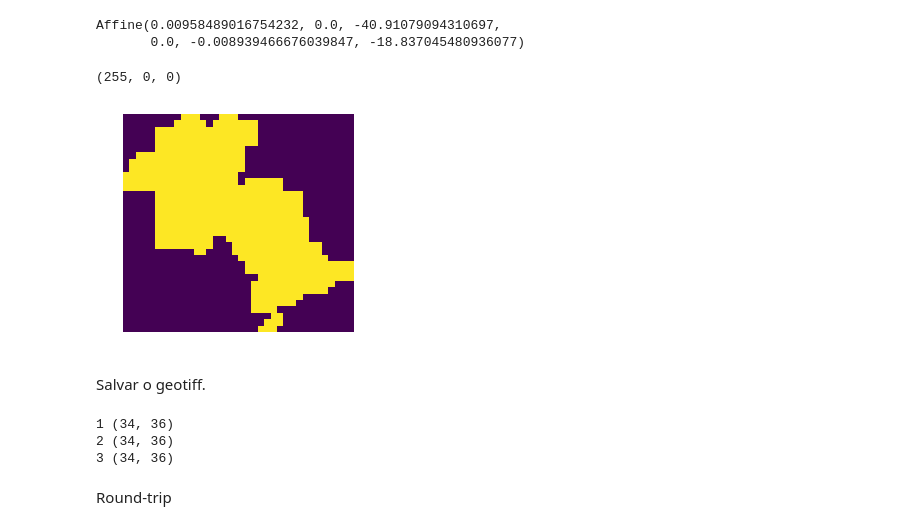
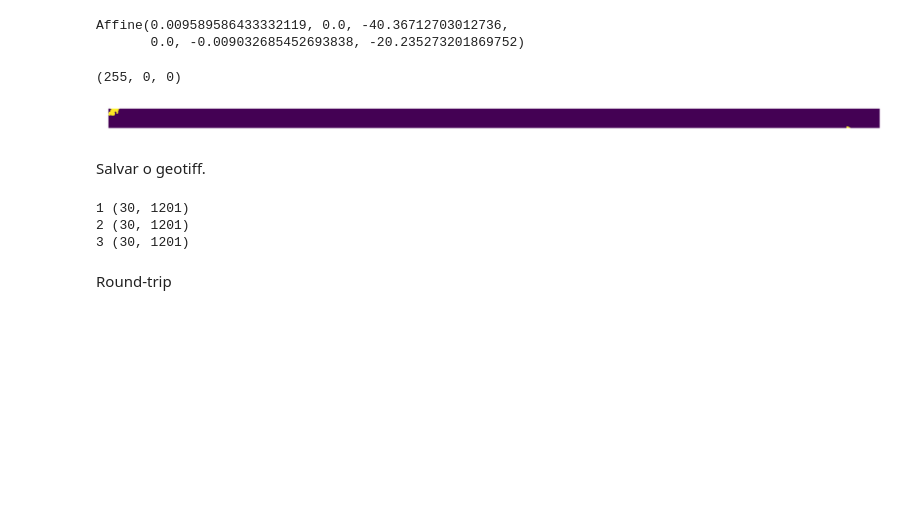
Before and after one commit to AlertaDengue/AlertaDengue, a Jupyter notebook: notebooks/rasterio-fiona.ipynb, the cells around one changed output. Drawn from its saved outputs; the diff is of its cells as text; code cells hidden in the pictures; blank space fills up the shorter version.

```diff
--- a/notebooks/rasterio-fiona.ipynb
+++ b/notebooks/rasterio-fiona.ipynb
@@ -50,12 +38,12 @@ shp.bounds
 # %%
-p1 = utm.from_latlon(shp.bounds[1], shp.bounds[0])[:2]
-p2 = utm.from_latlon(shp.bounds[3], shp.bounds[2])[:2]
+coords_1 = shp.bounds[1], shp.bounds[0]
+coords_2 = shp.bounds[3], shp.bounds[0]
 
-print('p1', p1)
-print('p2', p2)
+height = geopy.distance.vincenty(coords_1, coords_2).km
 
-width = abs(p2[0] - p1[0])/10**3
-height = abs(p2[1] - p1[1])/10**3
+coords_2 = shp.bounds[1], shp.bounds[2]
+
+width = geopy.distance.vincenty(coords_1, coords_2).km
 
 print('-'*80)
 print('width (km):\t', width)
@@ -95,8 +81,8 @@ transform = from_origin(
 )
 transform
 # %% [output]
-Affine(0.00958489016754232, 0.0, -40.91079094310697,
-       0.0, -0.008939466676039847, -18.837045480936077)
+Affine(0.009589586433332119, 0.0, -40.36712703012736,
+       0.0, -0.009032685452693838, -20.235273201869752)
 # %%
 rgb_values = hex_to_rgb('#ff0000')
 rgb_values
@@ -126,12 +112,12 @@ rasters = [rasterize(shape, **raster_args) for shape in shapes]
 # %%
 %matplotlib inline
 import matplotlib.pyplot as plt
 
-fig, ax = plt.subplots()
+fig, ax = plt.subplots(figsize=(30,10))
 ax.imshow(rasters[0])
 ax.axis('off');
 # %% [output]
-[figure, old version]
+[figure, new version]
 # %% [markdown]
 Salvar o geotiff.
 # %%
@@ -158,9 +144,9 @@ with rasterio.open(
         # )
         # print(dst.colormap(i))
 # %% [output]
-1 (34, 36)
-2 (34, 36)
-3 (34, 36)
+1 (30, 1201)
+2 (30, 1201)
+3 (30, 1201)
 # %% [markdown]
 Round-trip
 # %%
```
Also changed, not shown: parts of 9 cells of this notebook, 7 other files.
